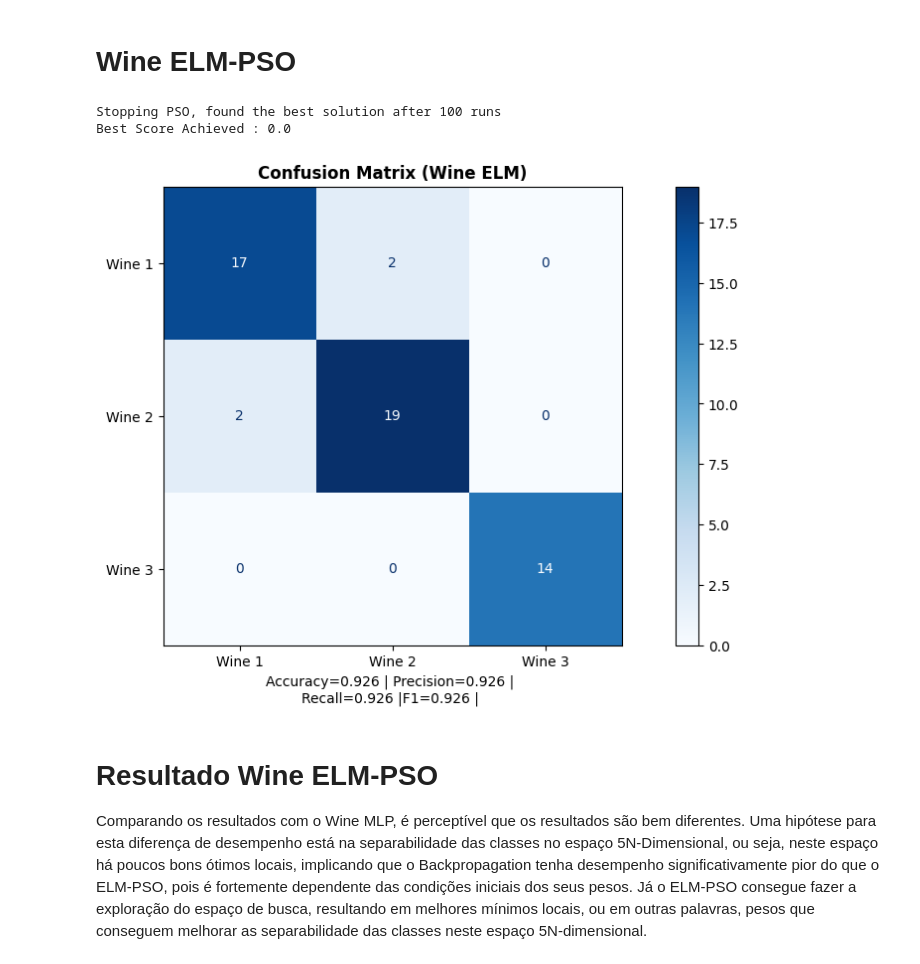
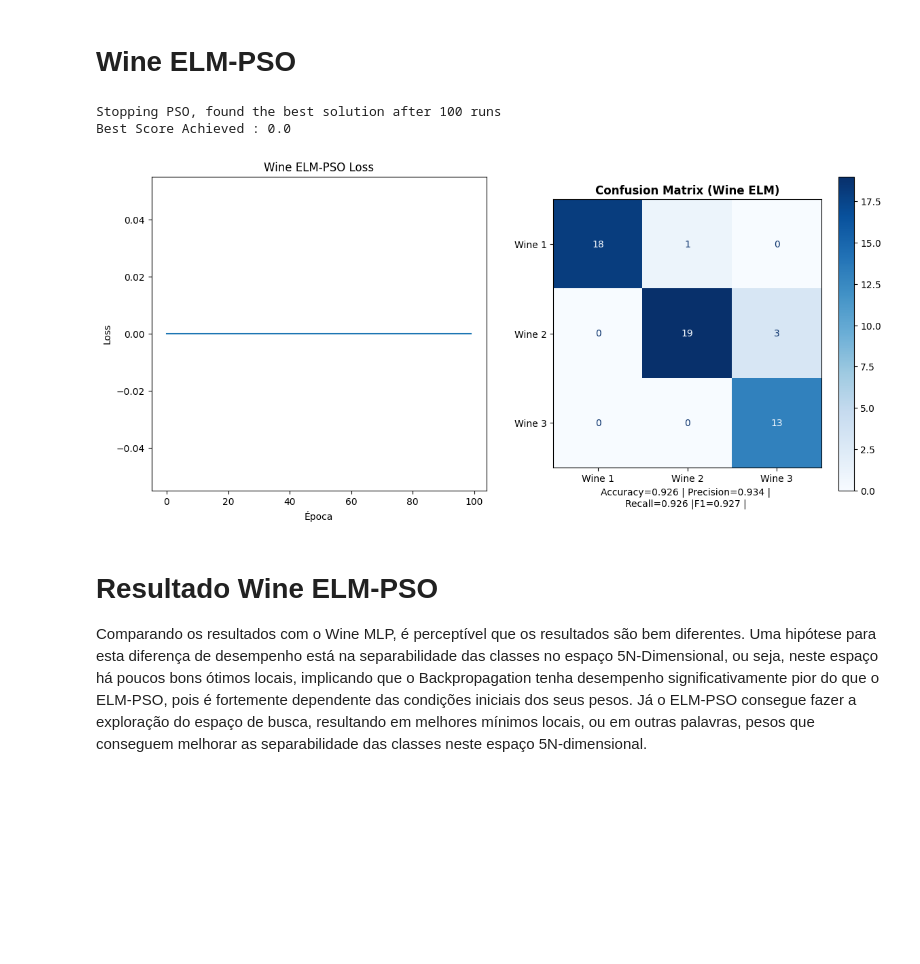
Before and after one commit to RemeLards/comp_natural, a Jupyter notebook: trab2/trab2.ipynb, the cells around one changed output. Cells and saved outputs as stored; diff of their text form; code cells hidden in the pictures; blank space fills up the shorter version.

```diff
--- a/trab2/trab2.ipynb
+++ b/trab2/trab2.ipynb
@@ -415,7 +415,7 @@ def ELMTraining(
 
     print(f"Best Score Achieved : {best_score}")
 
-    return best_weights,best_score,runs
+    return best_weights,best_score,runs,pso.gbest_y_hist
 # %% [markdown]
 # Breast ELM-PSO
 # %%
@@ -439,21 +447,28 @@ Comparando os resultados com o Breast MLP, é perceptível que os resultados sã
 # %% [markdown]
 # Wine ELM-PSO
 # %%
-best_weights,_,_ = ELMTraining(
+best_weights,_,_ ,fitness_history= ELMTraining(
     x=x_wine_train,
     y=y_wine_train,
     discriminative_func=one_hot_pred,
     average="weighted",
     one_hot=True,
+    simetric_bound=1,
+    tol=1e-4
 )
-_, ax = plt.subplots(1, 1, figsize=(14, 6))
+_, ax = plt.subplots(1, 2, figsize=(14, 6))
+
+ax[0].plot(fitness_history)
+ax[0].set_title("Wine ELM-PSO Loss")
+ax[0].set_xlabel("Época")
+ax[0].set_ylabel("Loss")
 elm_wine = CustomELM(W=best_weights.reshape(x_wine.shape[1]+1,x_wine.shape[1]*5), discriminative_func=one_hot_pred)
 elm_wine.fit(x_wine_train,y_wine_train, one_hot=True)
-test_classifier(ax,x_wine_test,y_wine_test,elm_wine,"Wine ELM",display_labels=["Wine 1","Wine 2","Wine 3"],average="weighted")
+test_classifier(ax[1],x_wine_test,y_wine_test,elm_wine,"Wine ELM",display_labels=["Wine 1","Wine 2","Wine 3"],average="weighted")
 # %% [output]
 Stopping PSO, found the best solution after 100 runs
 Best Score Achieved : 0.0
-[figure, old version]
+[figure, new version]
 # %% [markdown]
 # Resultado Wine ELM-PSO
 
```
Also changed, not shown: parts of 9 cells of this notebook.
